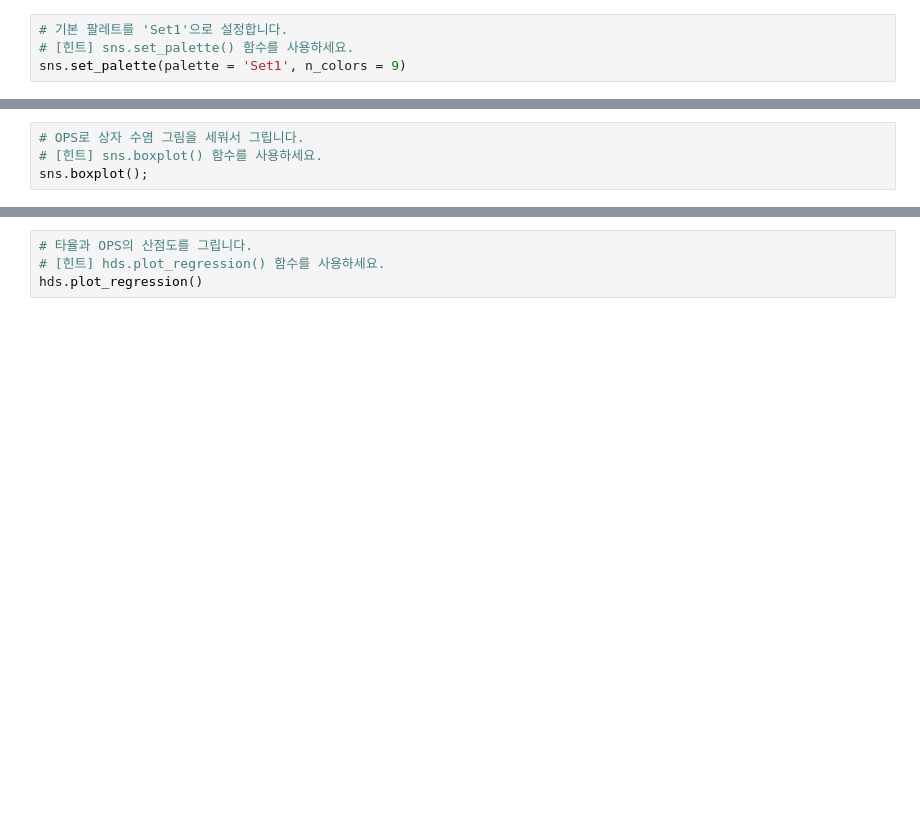
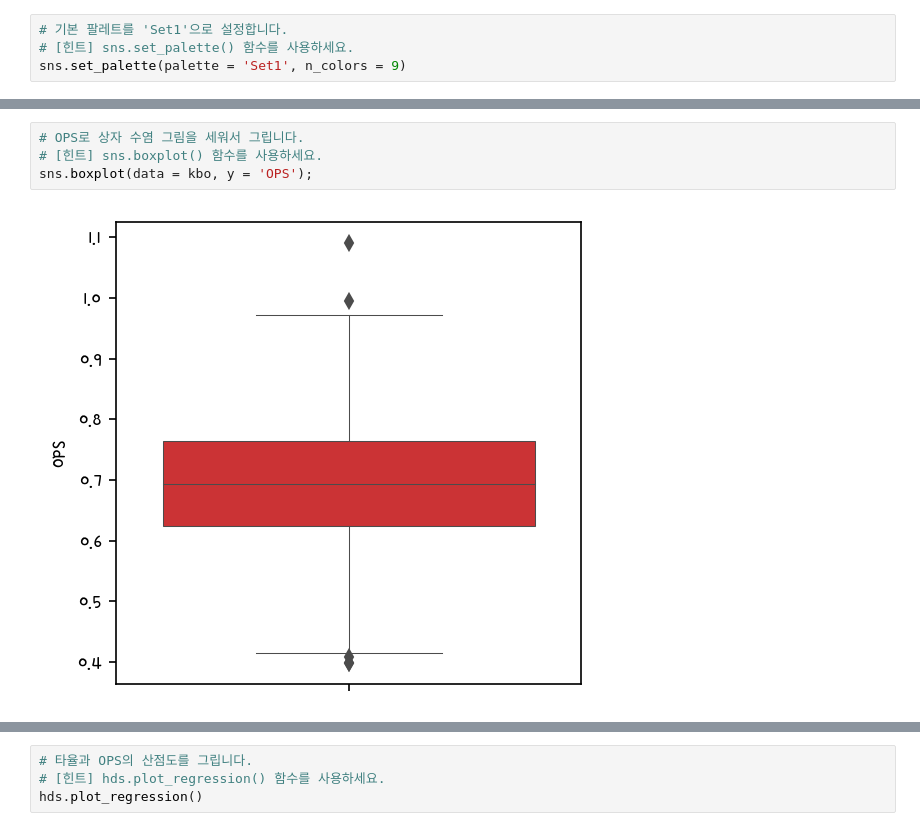
Before and after one commit to lch1711/PythonDataAnalysis2, a Jupyter notebook: exercise/Python Advanced Exercise Day 1.ipynb, the cells around one changed output, grey strips where cells are left out. Saved outputs shown, nothing was run; the diff lists cells and outputs as text; blank space fills up the shorter version.

```diff
--- a/exercise/Python Advanced Exercise Day 1.ipynb
+++ b/exercise/Python Advanced Exercise Day 1.ipynb
@@ -124,4 +246,6 @@ sns.histplot();
 # %%
 # OPS로 상자 수염 그림을 세워서 그립니다.
 # [힌트] sns.boxplot() 함수를 사용하세요.
-sns.boxplot();
+sns.boxplot(data = kbo, y = 'OPS');
+# %% [output]
+[figure, added]
```
Also changed, not shown: parts of 34 cells of this notebook, 2 other files.
